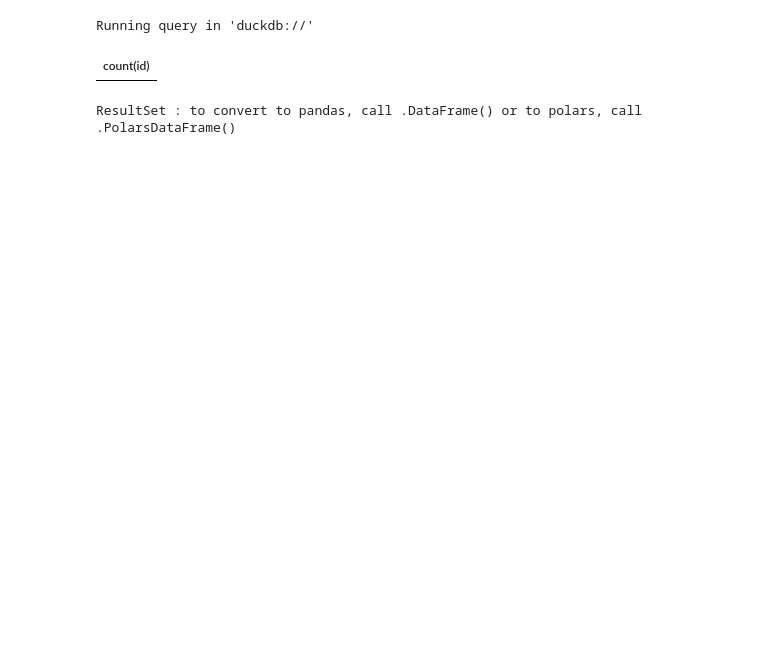
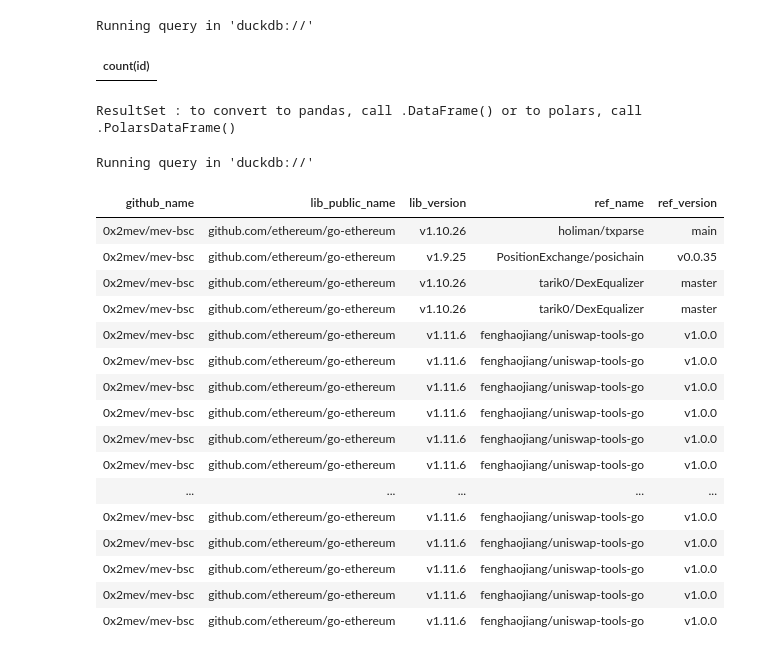
Before and after one commit to schnell18/play-data-science, a Jupyter notebook: msr-golang/ghs-golang.ipynb, the cells around one changed output. Cells and saved outputs as stored; diff of their text form; code cells hidden in the pictures; blank space fills up the shorter version.

```diff
--- a/msr-golang/ghs-golang.ipynb
+++ b/msr-golang/ghs-golang.ipynb
@@ -57,3 +37,34 @@ select count(id)
 Running query in 'duckdb://'
 | count(id) |
 ResultSet : to convert to pandas, call .DataFrame() or to polars, call .PolarsDataFrame()
+# %%
+%%sql
+select t2.full_name   as github_name,
+       t1.dep_module  as lib_public_name,
+       t1.dep_version as lib_version,
+       t1.full_name   as ref_name,
+       t1.version     as ref_version
+  from read_csv_auto('dependencies.csv', header=True) t1
+ inner join read_csv_auto('dependencies.csv', header=True) t2
+    on t1.dep_module = t2.public_name
+ order by 1
+  limit 1000
+# %% [output]
+Running query in 'duckdb://'
+| github_name | lib_public_name | lib_version | ref_name | ref_version |
+| 0x2mev/mev-bsc | github.com/ethereum/go-ethereum | v1.10.26 | holiman/txparse | main |
+| 0x2mev/mev-bsc | github.com/ethereum/go-ethereum | v1.9.25 | PositionExchange/posichain | v0.0.35 |
+| 0x2mev/mev-bsc | github.com/ethereum/go-ethereum | v1.10.26 | tarik0/DexEqualizer | master |
+| 0x2mev/mev-bsc | github.com/ethereum/go-ethereum | v1.10.26 | tarik0/DexEqualizer | master |
+| 0x2mev/mev-bsc | github.com/ethereum/go-ethereum | v1.11.6 | fenghaojiang/uniswap-tools-go | v1.0.0 |
+| 0x2mev/mev-bsc | github.com/ethereum/go-ethereum | v1.11.6 | fenghaojiang/uniswap-tools-go | v1.0.0 |
+| 0x2mev/mev-bsc | github.com/ethereum/go-ethereum | v1.11.6 | fenghaojiang/uniswap-tools-go | v1.0.0 |
+| 0x2mev/mev-bsc | github.com/ethereum/go-ethereum | v1.11.6 | fenghaojiang/uniswap-tools-go | v1.0.0 |
+| 0x2mev/mev-bsc | github.com/ethereum/go-ethereum | v1.11.6 | fenghaojiang/uniswap-tools-go | v1.0.0 |
+| 0x2mev/mev-bsc | github.com/ethereum/go-ethereum | v1.11.6 | fenghaojiang/uniswap-tools-go | v1.0.0 |
+| ... | ... | ... | ... | ... |
+| 0x2mev/mev-bsc | github.com/ethereum/go-ethereum | v1.11.6 | fenghaojiang/uniswap-tools-go | v1.0.0 |
+| 0x2mev/mev-bsc | github.com/ethereum/go-ethereum | v1.11.6 | fenghaojiang/uniswap-tools-go | v1.0.0 |
+| 0x2mev/mev-bsc | github.com/ethereum/go-ethereum | v1.11.6 | fenghaojiang/uniswap-tools-go | v1.0.0 |
+| 0x2mev/mev-bsc | github.com/ethereum/go-ethereum | v1.11.6 | fenghaojiang/uniswap-tools-go | v1.0.0 |
+| 0x2mev/mev-bsc | github.com/ethereum/go-ethereum | v1.11.6 | fenghaojiang/uniswap-tools-go | v1.0.0 |
```
Also changed, not shown: parts of 2 cells of this notebook, 6 other files.
